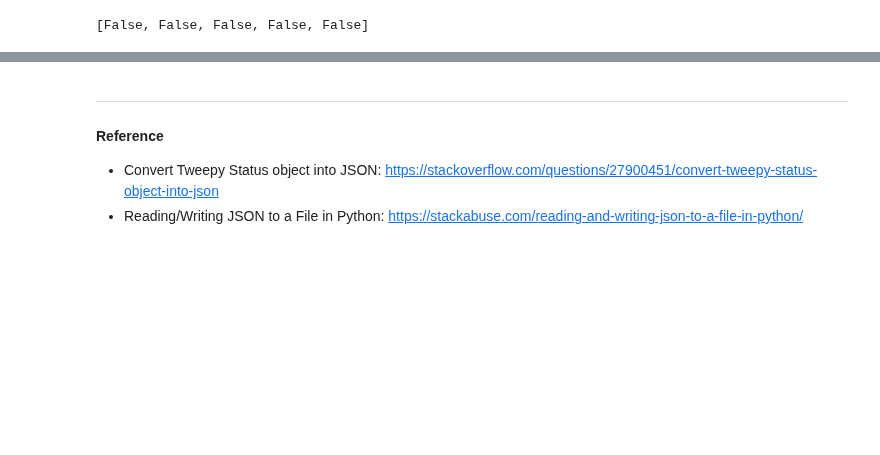
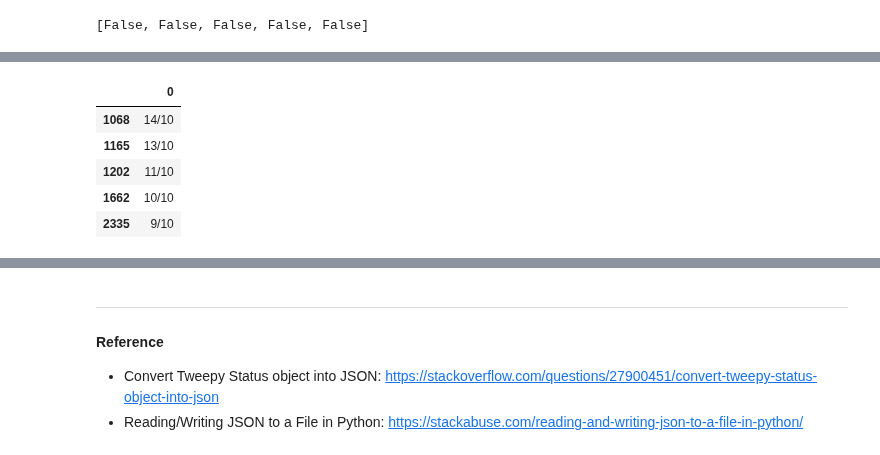
Before and after one commit to Steve-Choi/DAND, a Jupyter notebook: Wrangle-and-Analyze-Data/wrangle_act.ipynb, the cells around one changed output, grey strips where cells are left out. Saved outputs shown, nothing was run; the diff lists cells and outputs as text; code cells hidden in the pictures; blank space fills up the shorter version.

```diff
--- a/Wrangle-and-Analyze-Data/wrangle_act.ipynb
+++ b/Wrangle-and-Analyze-Data/wrangle_act.ipynb
@@ -474,0 +548,18 @@ df_arc_cp.drop(columns=cols, inplace=True)
+# %%
+# Before removing denominators that are not 10, check if our extracted denominators are correct.
+temp = df_arc_cp.query('rating_denominator != 10').copy()
+
+# extract ratings which have denominator of exact 10 from 'text' column
+# (\d+(?:\.\d+)? can be interpreted as any floats or integers
+temp = temp['text'].str.extract('(\d+(?:\.\d+)?/10)')
+
+# drop nulls (or rows with denominators that are not equal to 10)
+temp.dropna(inplace=True)
+temp
+# %% [output]
+|  | 0 |
+| 1068 | 14/10 |
+| 1165 | 13/10 |
+| 1202 | 11/10 |
+| 1662 | 10/10 |
+| 2335 | 9/10 |
```
Also changed, not shown: parts of 42 cells of this notebook.
